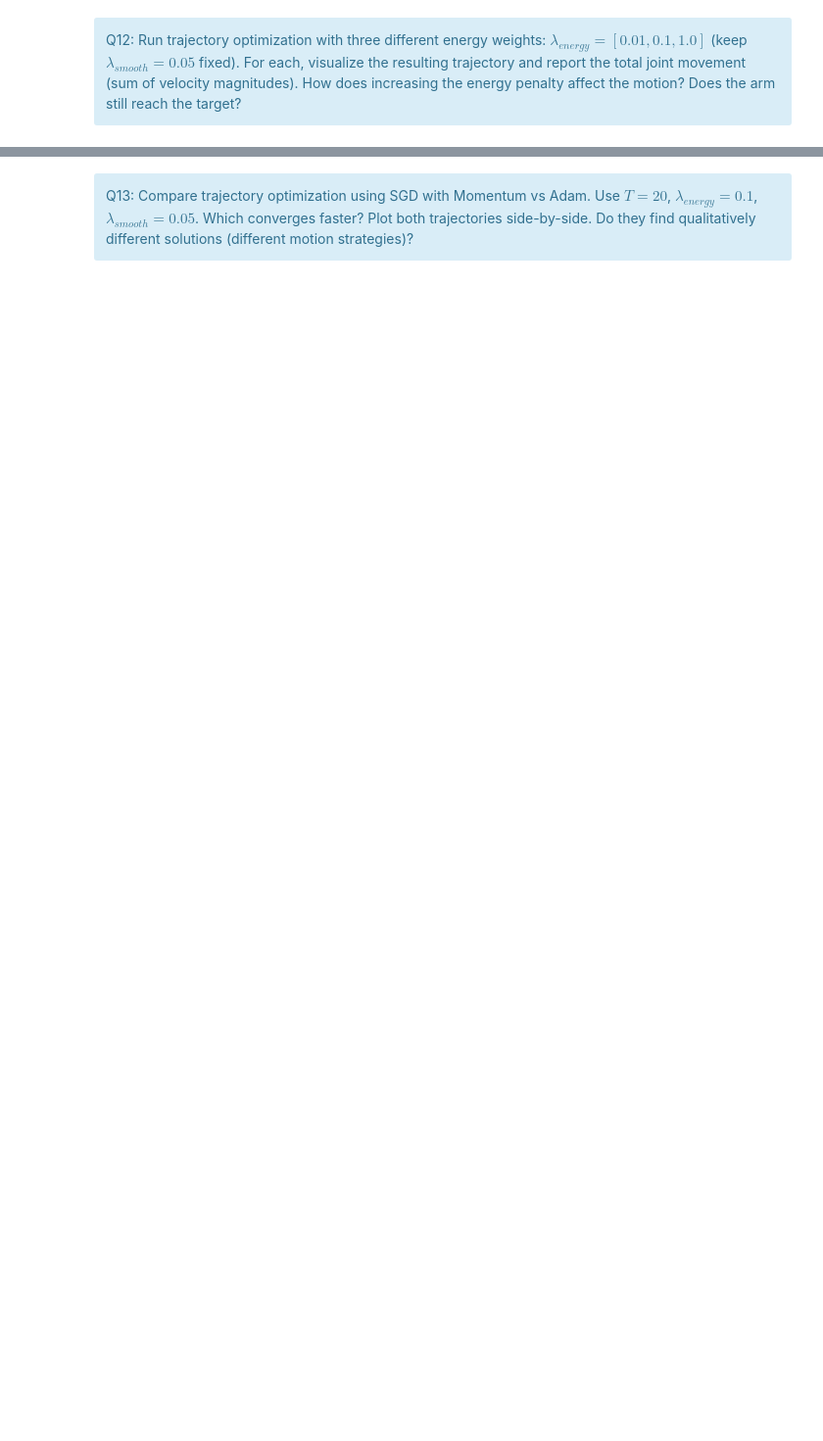
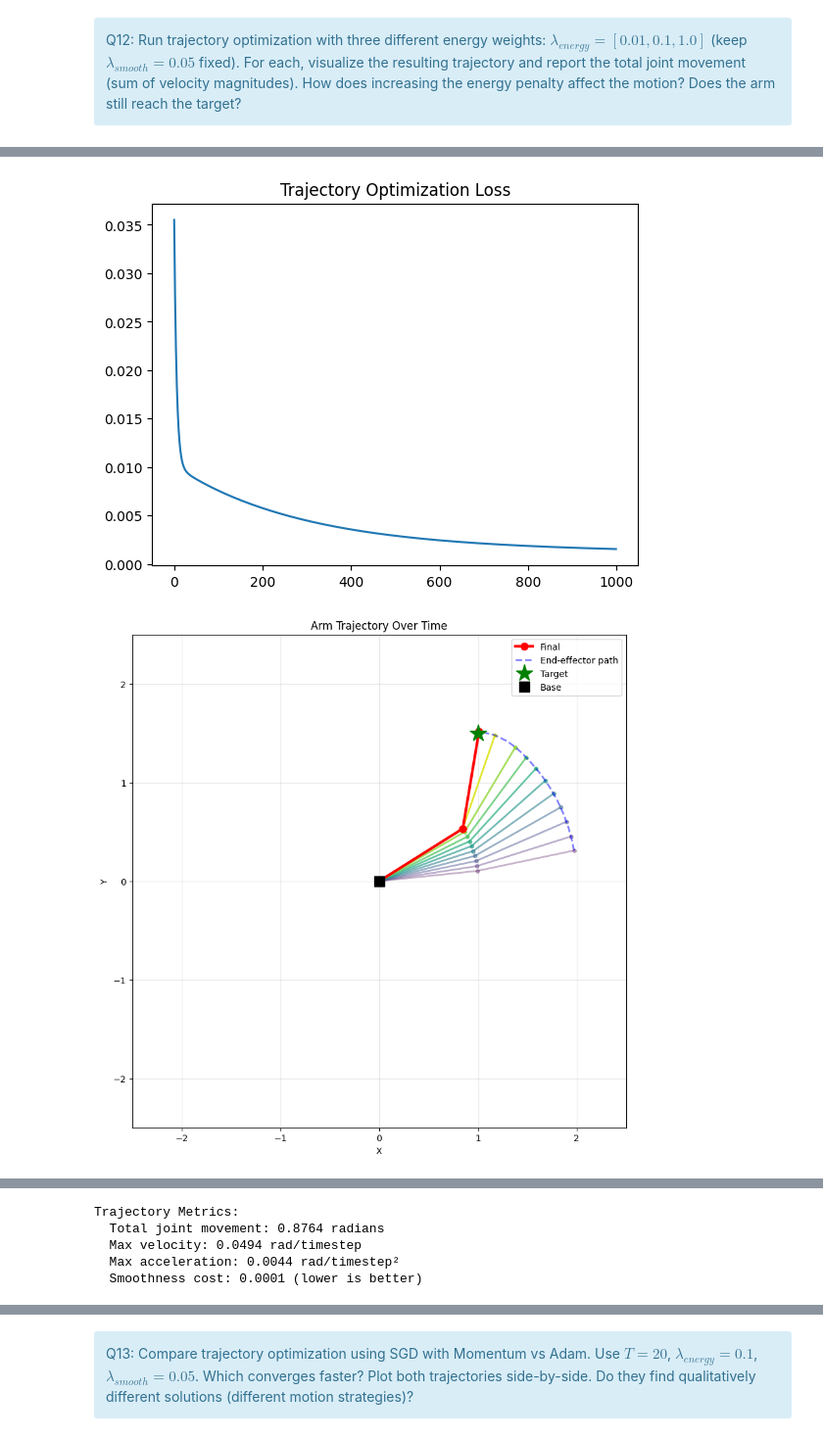
Before and after one commit to mohamed26-cyber/stochastic, a Jupyter notebook: notebooks/control_BE.ipynb, the cells around one changed output, grey strips where cells are left out. Shown at 98% size. Saved outputs shown, nothing was run; the diff lists cells and outputs as text; code cells hidden in the pictures; blank space fills up the shorter version.

```diff
--- a/notebooks/control_BE.ipynb
+++ b/notebooks/control_BE.ipynb
@@ -1064,3 +1128,28 @@ analyze_trajectory_metrics(theta_traj)
 <div class="alert alert-info">
 Q12: Run trajectory optimization with three different energy weights: $\lambda_{energy} = [0.01, 0.1, 1.0]$ (keep $\lambda_{smooth}=0.05$ fixed). For each, visualize the resulting trajectory and report the total joint movement (sum of velocity magnitudes). How does increasing the energy penalty affect the motion? Does the arm still reach the target?
 </div>
+# %%
+#Q12
+lambda_energy=[0.01,0.1,1.0]
+for lam_energy in lambda_energy:
+    theta_init = np.array([0.1, 0.1])
+    target = np.array([1.0, 1.5])
+    T = 20
+
+    print(f"\nOptimizing trajectory with T={T} timesteps")
+    print(f"Initial configuration: {theta_init}")
+    print(f"Target position: {target}\n")
+
+    theta_traj, loss_hist = gradient_descent_trajectory(
+    theta_init, target, LENGTHS,
+    T=T, learning_rate=0.01, n_iterations=1000,
+    lambda_energy=lam_energy, lambda_smooth=0.05)
+    plt.plot(loss_hist)
+    plt.title("Trajectory Optimization Loss")
+    plt.show()
+
+    plot_trajectory_sequence(theta_traj, LENGTHS, target)
+    plt.show()
+
+    analyze_trajectory_metrics(theta_traj)
+# %% [output]
@@ -1066,0 +1170,2 @@ Q12: Run trajectory optimization with three different energy weights: $\lambda_{
+[figure, added]
+[figure, added]
@@ -1066,0 +1216,5 @@ Q12: Run trajectory optimization with three different energy weights: $\lambda_{
+Trajectory Metrics:
+  Total joint movement: 0.8764 radians
+  Max velocity: 0.0494 rad/timestep
+  Max acceleration: 0.0044 rad/timestep²
+  Smoothness cost: 0.0001 (lower is better)
```
Also changed, not shown: parts of 13 cells of this notebook.
